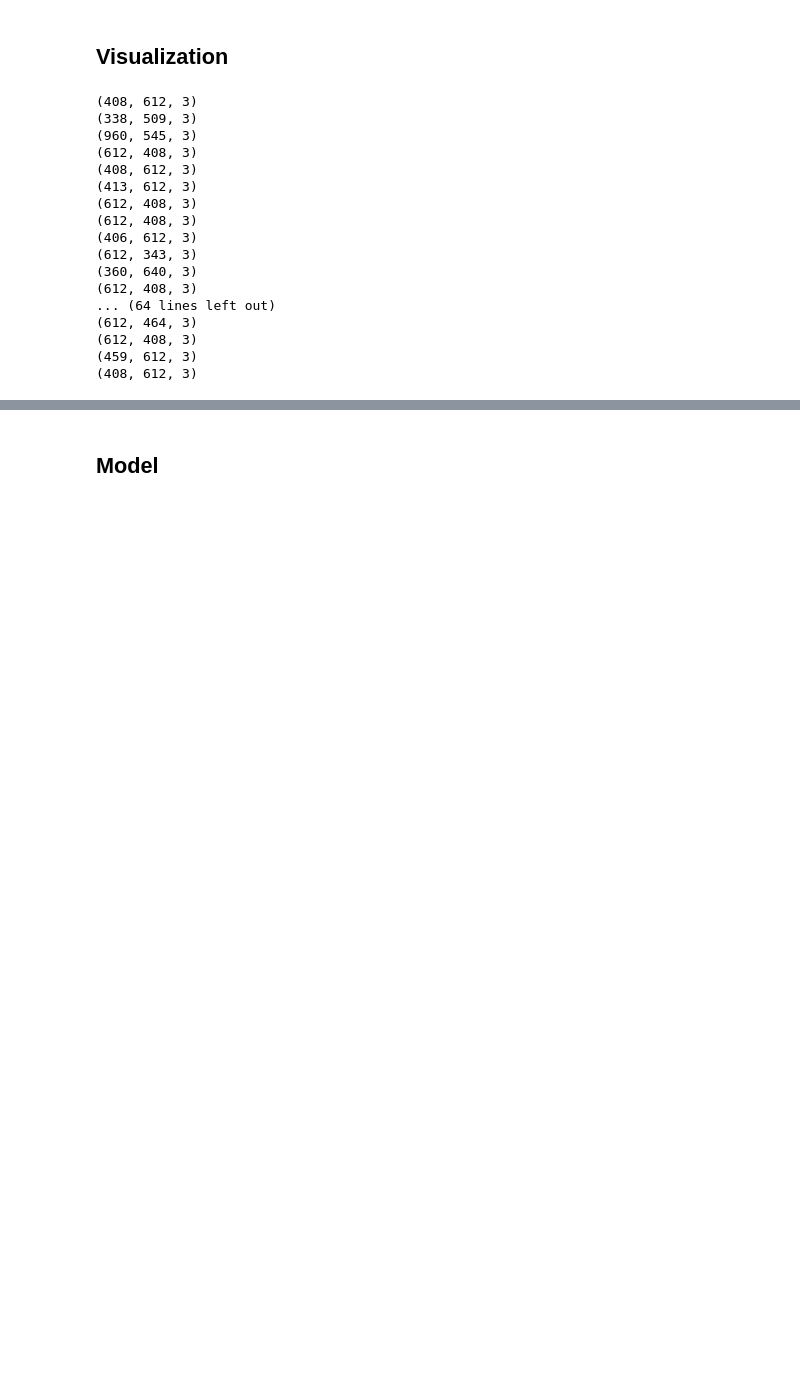
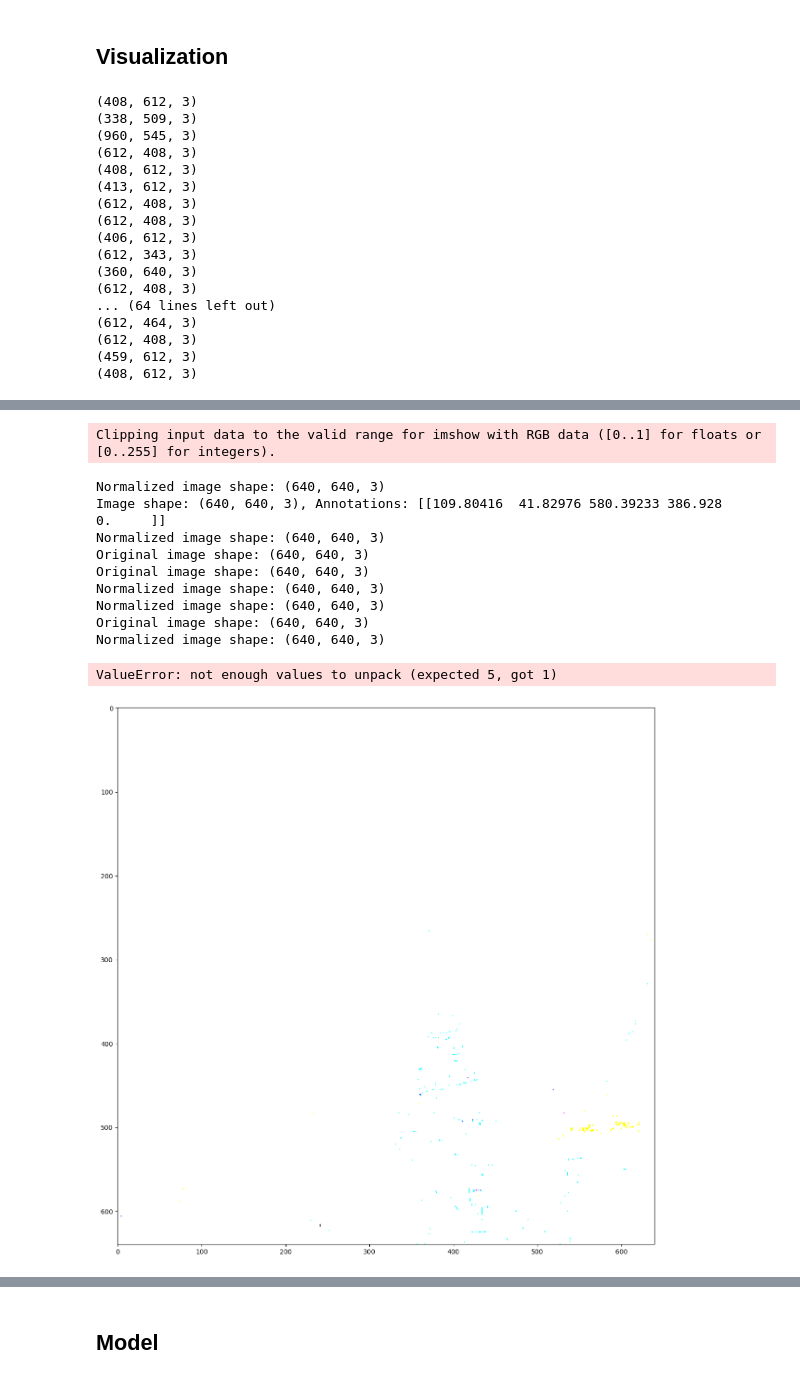
Before and after one commit to prekshya-dawadi/Smarak, a Jupyter notebook: DL/Model.ipynb, the cells around one changed output, grey strips where cells are left out. Cells and saved outputs as stored; diff of their text form; code cells hidden in the pictures; blank space fills up the shorter version.

Commit message:
transpose error

```diff
--- a/DL/Model.ipynb
+++ b/DL/Model.ipynb
@@ -117,9 +117,10 @@ def load_sample(image_path, labels_dir):
     annotations = load_yolo_annotations(label_path, IMAGE_SIZE)  # Load annotations
     return image, annotations
 # %%
+# Function to resize image for inference
 def inference_resizing(image, annotations):
     print(f"Image shape: {image.shape}, Annotations: {annotations}")
-    resized_image = tf.image.resize(image, [IMAGE_SIZE[0], IMAGE_SIZE[1]])
+    resized_image = tf.image.resize(image, [640, 640])
     return resized_image, annotations
 # %%
 # Function to count elements in a dataset
@@ -158,10 +161,9 @@ def ensure_rgb_format(image):
     return image
 # %%
 def filter_empty_annotations(image, annotations):
-    # Assuming annotations is a list of bounding boxes
-    if len(annotations) == 0:
-        return False
-    else:
-        return True
+    # Check if all annotation values are equal to -1
+    is_empty = tf.reduce_all(tf.equal(annotations, -1), axis=-1)
+    # Return True if any annotation is not empty, False otherwise
+    return tf.math.logical_not(tf.reduce_all(is_empty))
 # %%
 def pad_annotations(image, annotations, max_annotations=5):
@@ -202,7 +205,7 @@ def data_loader(images_dir, labels_dir, batch_size):
             inp=[image, annotations],
             Tout=[tf.float32, tf.float32]
         )
-        image.set_shape([224, 224, 3])
+        image.set_shape([640, 640, 3])
         annotations.set_shape([None, 5])
         return image, annotations
 
@@ -214,7 +217,7 @@ def data_loader(images_dir, labels_dir, batch_size):
             inp=[image, annotations],
             Tout=[tf.float32, tf.float32]
         )
-        image.set_shape([224, 224, 3])
+        image.set_shape([640, 640, 3])
         annotations.set_shape([None, 5])
         return image, annotations
 
@@ -226,14 +229,17 @@ def data_loader(images_dir, labels_dir, batch_size):
             inp=[image, annotations],
             Tout=[tf.float32, tf.float32]
         )
-        image.set_shape([224, 224, 3])
+        image.set_shape([640, 640, 3])
         annotations.set_shape([None, 5])
         return image, annotations
 
     dataset = dataset.map(ensure_rgb_with_shape, num_parallel_calls=tf.data.AUTOTUNE)
 
-    dataset = dataset.filter(lambda image, annotations: filter_empty_annotations(image, annotations))
-
+    dataset = dataset.filter(lambda image, annotations: tf.py_function(
+        func=filter_empty_annotations,
+        inp=[image, annotations],
+        Tout=tf.bool)
+    )
 
     dataset = dataset.map(lambda image, annotations: pad_annotations(image, annotations))
 
@@ -241,11 +247,15 @@ def data_loader(images_dir, labels_dir, batch_size):
 
     return dataset
 # %%
+# Function to visualize the dataset
 def visualize_dataset(dataset, value_range, default_rows, default_cols, bounding_box_format):
-    batch = next(iter(dataset.take(1)))
+    # Get the first batch from the dataset
+    batch = next(iter(dataset.take(1)))  # Get the first batch
 
+    # Extract images and raw bounding boxes
     images, bounding_boxes_raw = batch
 
+    # Adjust the number of rows and columns for visualization
     rows = default_rows
     cols = default_cols
 
@@ -255,10 +265,18 @@ def visualize_dataset(dataset, value_range, default_rows, default_cols, bounding
     for ax, image, bboxes in zip(axs, images, bounding_boxes_raw):
         ax.imshow(image, vmin=value_range[0], vmax=value_range[1])
         for bbox in bboxes:
-            if tf.reduce_all(bbox != -1):
+            if tf.reduce_all(bbox != -1):  # Ensure bounding box is not just padding
                 x_min, y_min, x_max, y_max, _ = bbox
                 rect = patches.Rectangle((x_min, y_min), x_max - x_min, y_max - y_min, linewidth=2, edgecolor='r', facecolor='none')
                 ax.add_patch(rect)
 
     plt.tight_layout()
     plt.show()
+
+# Create datasets for training, validation, and testing
+train_dataset = data_loader(TRAIN_IMAGES_DIR, TRAIN_LABELS_DIR, BATCH_SIZE)
+val_dataset = data_loader(VAL_IMAGES_DIR, VAL_LABELS_DIR, BATCH_SIZE // 2)
+
+# Visualize the dataset
+visualize_dataset(train_dataset, value_range=(0, 1), default_rows=1, default_cols=1, bounding_box_format="xyxy")
+# %% [output]
@@ -265,3 +300,15 @@ def visualize_dataset(dataset, value_range, default_rows, default_cols, bounding
+Clipping input data to the valid range for imshow with RGB data ([0..1] for floats or [0..255] for integers).
+Normalized image shape: (640, 640, 3)
+Image shape: (640, 640, 3), Annotations: [[109.80416  41.82976 580.39233 386.928     0.     ]]
+Normalized image shape: (640, 640, 3)
+Original image shape: (640, 640, 3)
+Original image shape: (640, 640, 3)
+Normalized image shape: (640, 640, 3)
+Normalized image shape: (640, 640, 3)
+Original image shape: (640, 640, 3)
+Normalized image shape: (640, 640, 3)
+ValueError: not enough values to unpack (expected 5, got 1)
+[figure, added]
 # %%
 # Create datasets for training, validation, and testing
 train_dataset = data_loader(TRAIN_IMAGES_DIR, TRAIN_LABELS_DIR, BATCH_SIZE)
```
Also changed, not shown: parts of 9 cells of this notebook.
